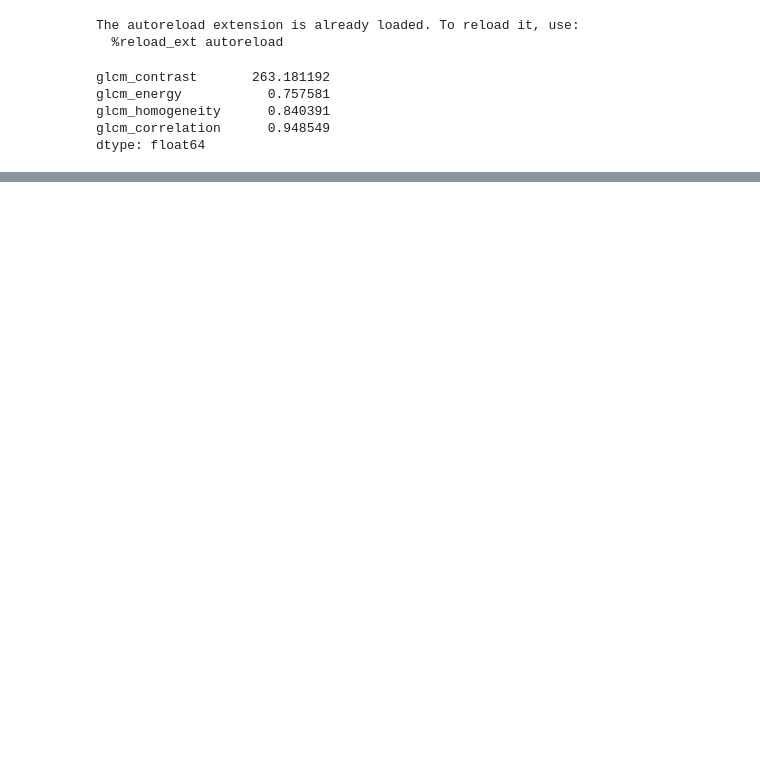
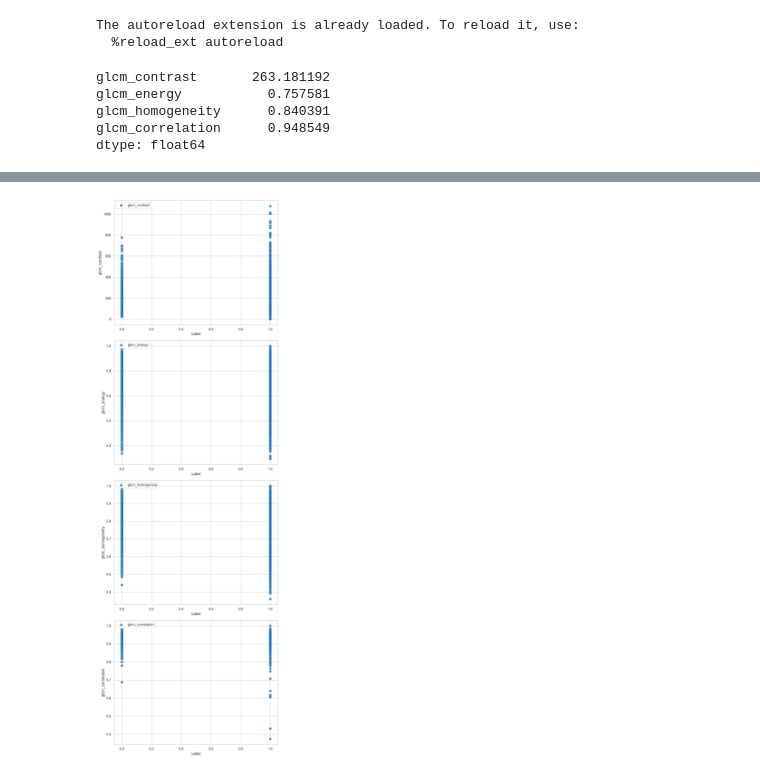
Before and after one commit to drithh/skin-cancer-classification, a Jupyter notebook: featureextraction.ipynb, the cells around one changed output, grey strips where cells are left out. Saved outputs shown, nothing was run; the diff lists cells and outputs as text; code cells hidden in the pictures; blank space fills up the shorter version.

```diff
--- a/featureextraction.ipynb
+++ b/featureextraction.ipynb
@@ -119,0 +216,22 @@ pca_result.head()
+# %%
+import matplotlib.pyplot as plt
+import pandas as pd
+
+# Assuming your data is stored in a DataFrame df
+
+
+# Plot each feature in a separate subplot
+features = ['glcm_contrast', 'glcm_energy', 'glcm_homogeneity', 'glcm_correlation']
+
+fig, axes = plt.subplots(nrows=len(features), ncols=1, figsize=(8, 6 * len(features)))
+
+for i, feature in enumerate(features):
+    axes[i].scatter(glcm_with_labels['label'], glcm_with_labels[feature], label=feature)
+    axes[i].set_xlabel('Label')
+    axes[i].set_ylabel(feature)
+    axes[i].legend()
+
+plt.tight_layout()
+plt.show()
+# %% [output]
+[figure, added]
```
Also changed, not shown: parts of 6 cells of this notebook, 4 other files.
